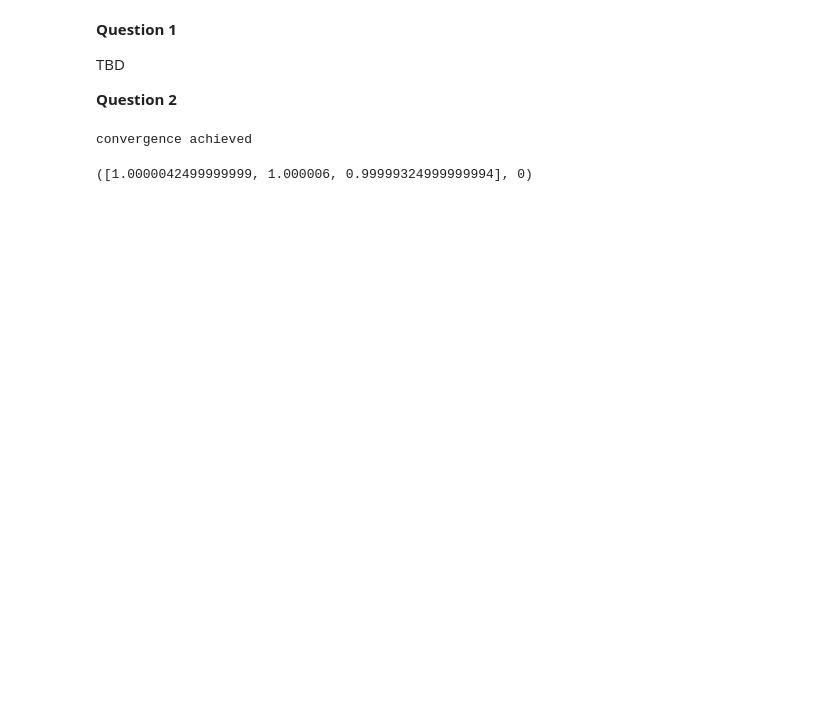
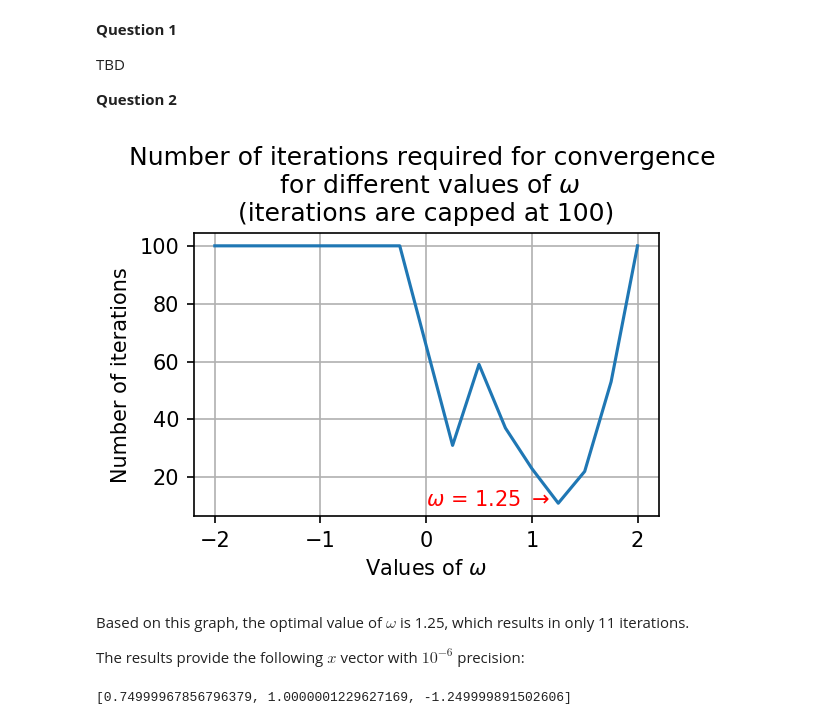
Before and after one commit to cdelannoy/Numerics, a Jupyter notebook: APPM4650_Homework5.ipynb, the cells around one changed output. Drawn from its saved outputs; the diff is of its cells as text; code cells hidden in the pictures; blank space fills up the shorter version.

```diff
--- a/APPM4650_Homework5.ipynb
+++ b/APPM4650_Homework5.ipynb
@@ -76,10 +77,42 @@ def sor(a, b, x0, w, tol, iters):
     return x, k
 # %%
 A = np.matrix([[4,3,0],[3,4,-1],[0,-1,4]])
-X = [1,1,1]
-B = [24, 30, -24]
-
-sor(A, B, X, 10**(-6), 1, 100)
+X = [0,0,0]
+B = [24/4, 30/4, -24/4]
-# %% [output]
-convergence achieved
-([1.0000042499999999, 1.000006, 0.99999324999999994], 0)
+# %%
+res = []
+iters = []
+omegas1 = np.arange(-2, 0, 0.25).tolist()
+omegas2 = np.arange(0.25, 2.25, 0.25).tolist()
+omegas = omegas1 + omegas2
+
+for v in omegas:
+    A = np.matrix([[4,3,0],[3,4,-1],[0,-1,4]])
+    X = [0,0,0]
+    B = [24/4, 30/4, -24/4]
+    x_sol, num_iters = sor(A, B, X, v, 10**(-6), 100)
+    res.append(x_sol)
+    iters.append(num_iters)
+# %%
+fig1 = plt.figure(figsize = (4, 2.5), dpi = 150)
+ax1 = fig1.add_subplot(1, 1, 1)
+
+ax1.grid(b=True, which='major', linestyle='-')
+ax1.plot(omegas, iters)
+ax1.legend()
+ax1.set_xlabel(r'Values of $\omega$')
+ax1.set_ylabel('Number of iterations')
+ax1.set_title('Number of iterations required for convergence \n for different values of ' + r'$\omega$' + '\n(iterations are capped at 100)')
+ax1.text(0, 10, r'$\omega$ = 1.25 $\rightarrow$', color = 'r')
+
+plt.show()
+# %% [output]
+[figure, added]
+# %% [markdown]
+Based on this graph, the optimal value of $\omega$ is 1.25, which results in only 11 iterations.
+
+The results provide the following $x$ vector with $10^{-6}$ precision:
+# %%
+res[-4]
+# %% [output]
+[0.74999967856796379, 1.0000001229627169, -1.249999891502606]
```
Also changed, not shown: parts of 8 cells of this notebook, 1 other file.
